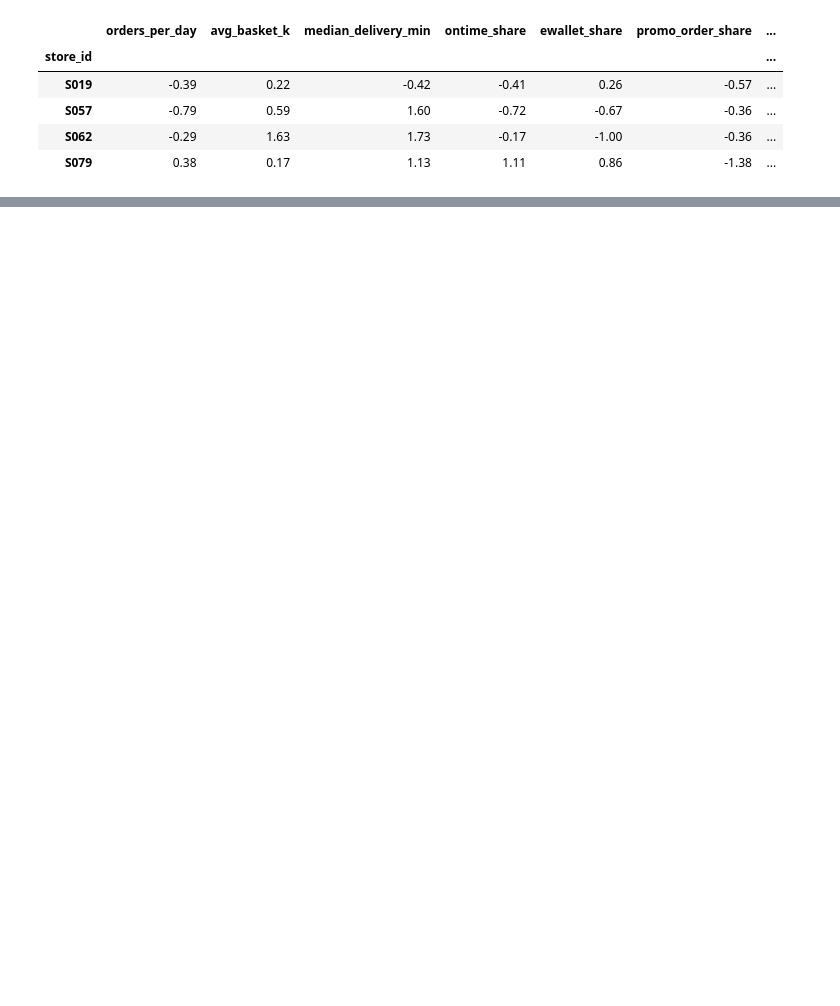
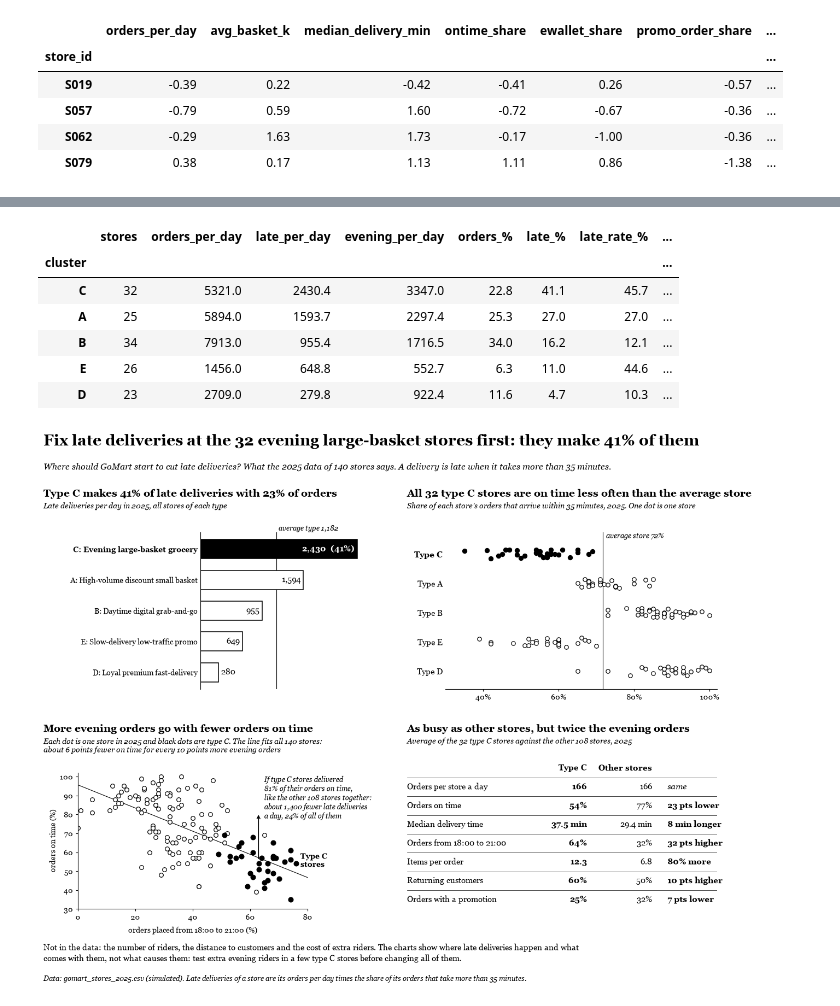
Before and after one commit to hwinhwork-dot/DataViz_Day04_Group, a Jupyter notebook: homework/gh4_gomart_stores/GH4_Team10.ipynb, the cells around one changed output, grey strips where cells are left out. Drawn from its saved outputs; the diff is of its cells as text; code cells hidden in the pictures; blank space fills up the shorter version.

```diff
--- a/homework/gh4_gomart_stores/GH4_Team10.ipynb
+++ b/homework/gh4_gomart_stores/GH4_Team10.ipynb
@@ -749,0 +965,16 @@ What we checked or changed ourselves (every k, name and claim):
+# %%
+# Task 6: the memo chart, drawn again from the Task 4 clusters (df["cluster"])
+assert (df["cluster"].values == memo_df["cluster"].values).all(), "the memo chart must use the Task 4 clusters"
+
+display(store_type_table(df).round(1))
+plot_one_page(df)
+plt.show()
+# %% [output]
+|  | stores | orders_per_day | late_per_day | evening_per_day | orders_% | late_% | late_rate_% | ... |
+| cluster |  |  |  |  |  |  |  | ... |
+| C | 32 | 5321.0 | 2430.4 | 3347.0 | 22.8 | 41.1 | 45.7 | ... |
+| A | 25 | 5894.0 | 1593.7 | 2297.4 | 25.3 | 27.0 | 27.0 | ... |
+| B | 34 | 7913.0 | 955.4 | 1716.5 | 34.0 | 16.2 | 12.1 | ... |
+| E | 26 | 1456.0 | 648.8 | 552.7 | 6.3 | 11.0 | 44.6 | ... |
+| D | 23 | 2709.0 | 279.8 | 922.4 | 11.6 | 4.7 | 10.3 | ... |
+[figure, added]
```
Also changed, not shown: parts of 43 cells of this notebook, 9 other files.
